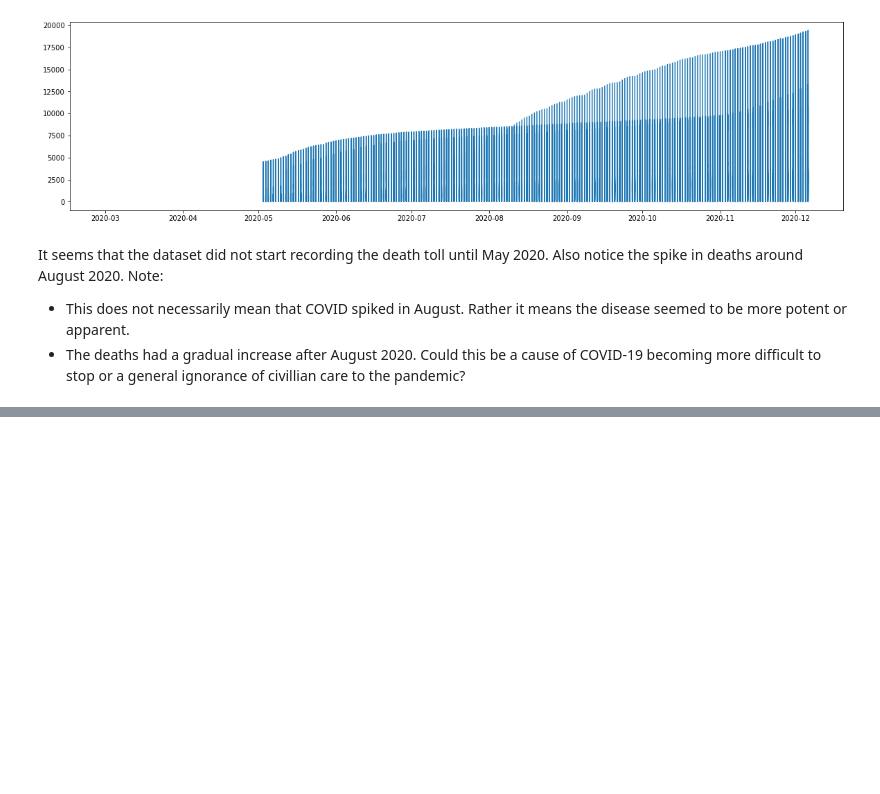
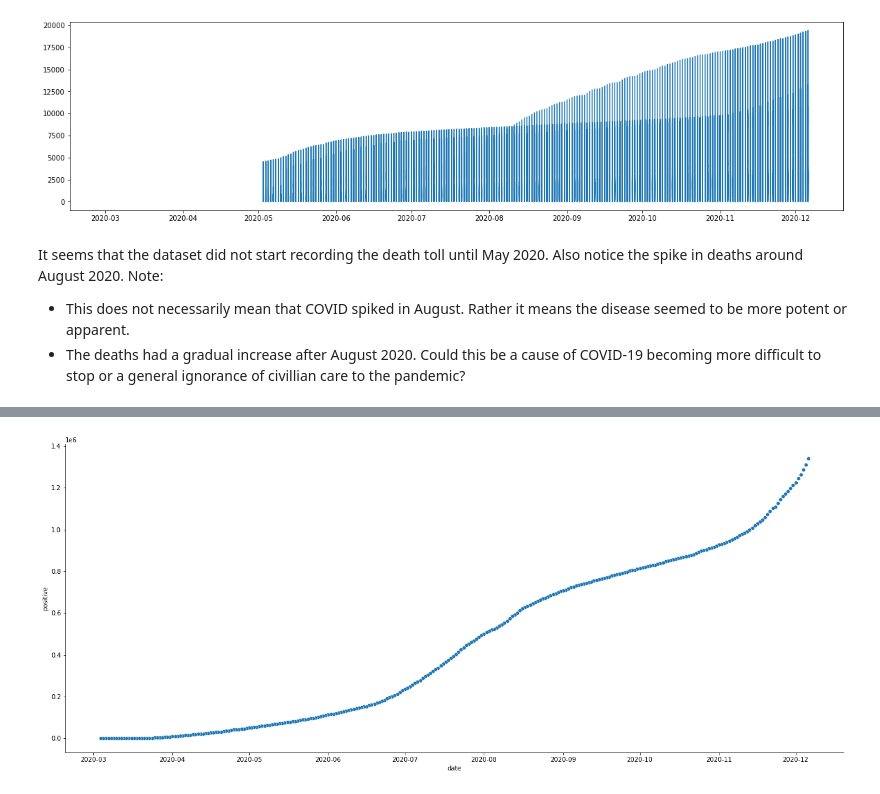
Before and after one commit to gianmillare/Covid-19-US-Analysis, a Jupyter notebook: COVID-19 Analysis.ipynb, the cells around one changed output, grey strips where cells are left out. Cells and saved outputs as stored; diff of their text form; code cells hidden in the pictures; blank space fills up the shorter version.

Commit message:
created california analysis on positive test cases

```diff
--- a/COVID-19 Analysis.ipynb
+++ b/COVID-19 Analysis.ipynb
@@ -85,0 +89,6 @@ It seems that the dataset did not start recording the death toll until May 2020.
+# %%
+# First make a new dataframe for CA only
+cal_covid = covid.loc[covid['state'] == 'CA']
+cal_covid.tail()
+
+# Unfortunately, the nature of the data does not provide some values (i.e. death, hospitalized, etc)
@@ -85,0 +102,5 @@ It seems that the dataset did not start recording the death toll until May 2020.
+# %%
+cal_positives = sns.relplot(x="date", y="positive", data=cal_covid)
+cal_positives.fig.set_size_inches(20,8)
+# %% [output]
+[figure, added]
```
Also changed, not shown: parts of 3 cells of this notebook.
